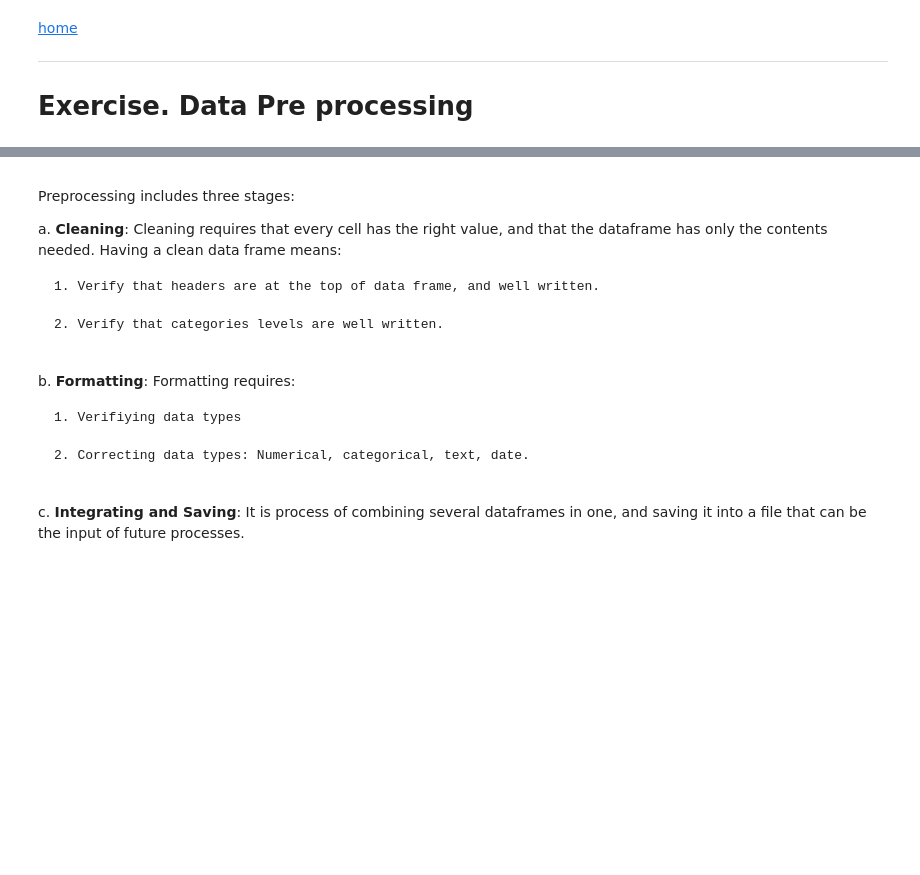
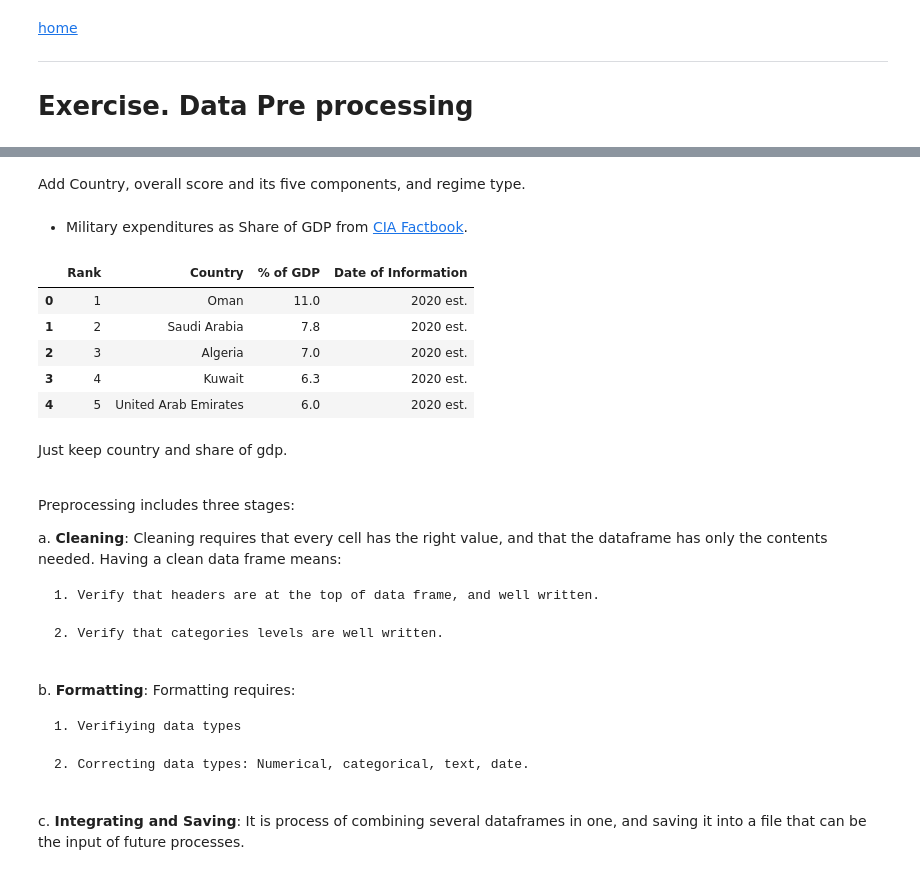
Before and after one commit to UW-eScience-WinterSchool/Python_Session, a Jupyter notebook: Python-code.ipynb, the cells around one changed output, grey strips where cells are left out. Cells and saved outputs as stored; diff of their text form; code cells hidden in the pictures; blank space fills up the shorter version.

```diff
--- a/Python-code.ipynb
+++ b/Python-code.ipynb
@@ -985,3 +1027,20 @@ _____
+# %% [markdown]
+Add Country, overall score and its five components, and regime type.
+# %% [markdown]
+* Military expenditures as Share of GDP from [CIA Factbook](https://www.cia.gov/the-world-factbook/field/military-expenditures/country-comparison).
+# %%
+linkmil="https://www.cia.gov/the-world-factbook/field/military-expenditures/country-comparison"
+milmoney=pd.read_html(linkmil)[0]
+milmoney.head()
+# %% [output]
+|  | Rank | Country | % of GDP | Date of Information |
+| 0 | 1 | Oman | 11.0 | 2020 est. |
+| 1 | 2 | Saudi Arabia | 7.8 | 2020 est. |
+| 2 | 3 | Algeria | 7.0 | 2020 est. |
+| 3 | 4 | Kuwait | 6.3 | 2020 est. |
+| 4 | 5 | United Arab Emirates | 6.0 | 2020 est. |
+# %% [markdown]
+Just keep country and share of gdp.
 # %% [markdown]
 <a id='beginning'></a>
 
```
Also changed, not shown: parts of 6 cells of this notebook, 3 other files.
